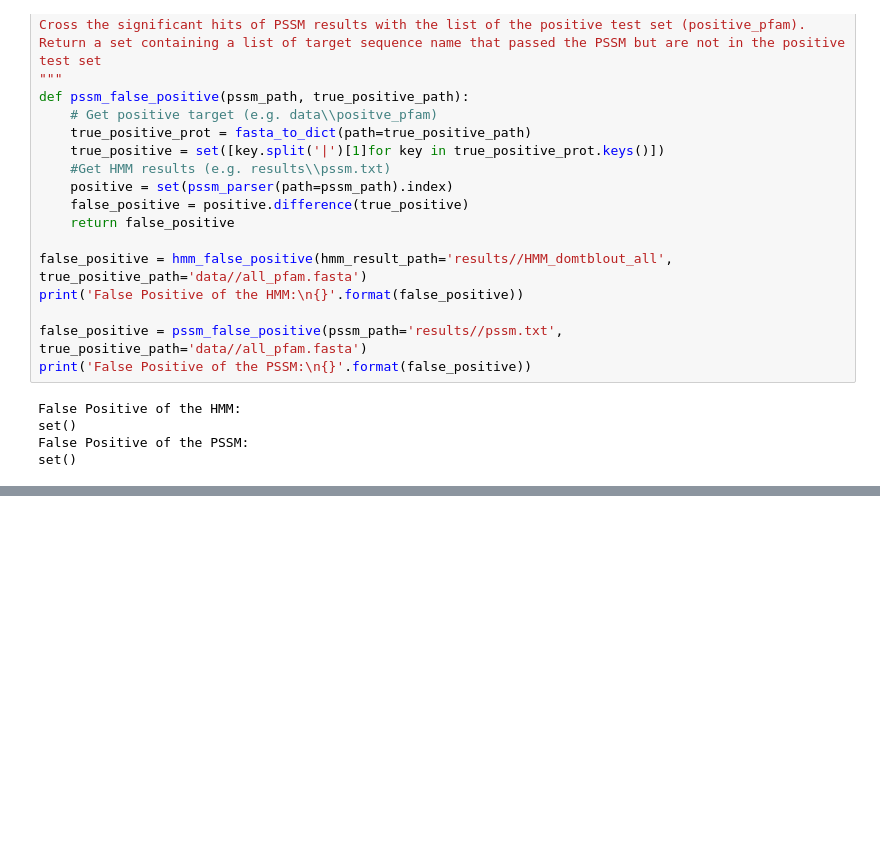
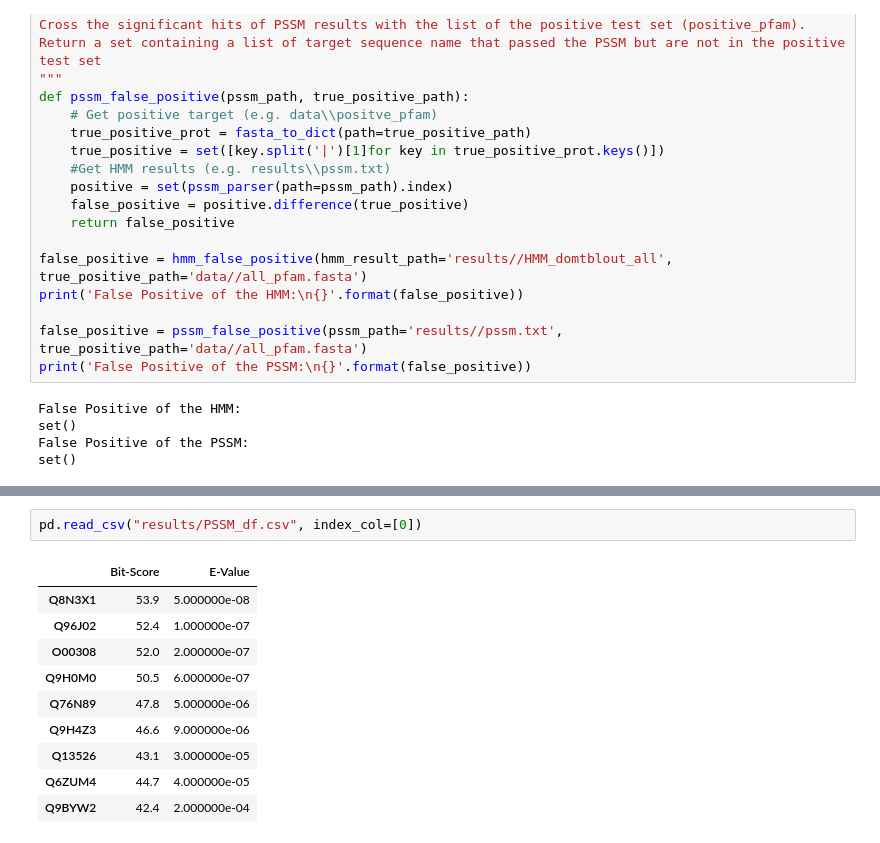
Before and after one commit to damiclem/proteincake, a Jupyter notebook: Helping function (temp).ipynb, the cells around one changed output, grey strips where cells are left out. Saved outputs shown, nothing was run; the diff lists cells and outputs as text; blank space fills up the shorter version.

```diff
--- a/Helping function (temp).ipynb
+++ b/Helping function (temp).ipynb
@@ -411,0 +422,13 @@ def hmm_pipeline(msa_path, test_set_path, hmm_model_path, out_file_path, domtblo
+# %%
+pd.read_csv("results/PSSM_df.csv", index_col=[0])
+# %% [output]
+|  | Bit-Score | E-Value |
+| Q8N3X1 | 53.9 | 5.000000e-08 |
+| Q96J02 | 52.4 | 1.000000e-07 |
+| O00308 | 52.0 | 2.000000e-07 |
+| Q9H0M0 | 50.5 | 6.000000e-07 |
+| Q76N89 | 47.8 | 5.000000e-06 |
+| Q9H4Z3 | 46.6 | 9.000000e-06 |
+| Q13526 | 43.1 | 3.000000e-05 |
+| Q6ZUM4 | 44.7 | 4.000000e-05 |
+| Q9BYW2 | 42.4 | 2.000000e-04 |
```
Also changed, not shown: parts of 5 cells of this notebook, 23 other files.
